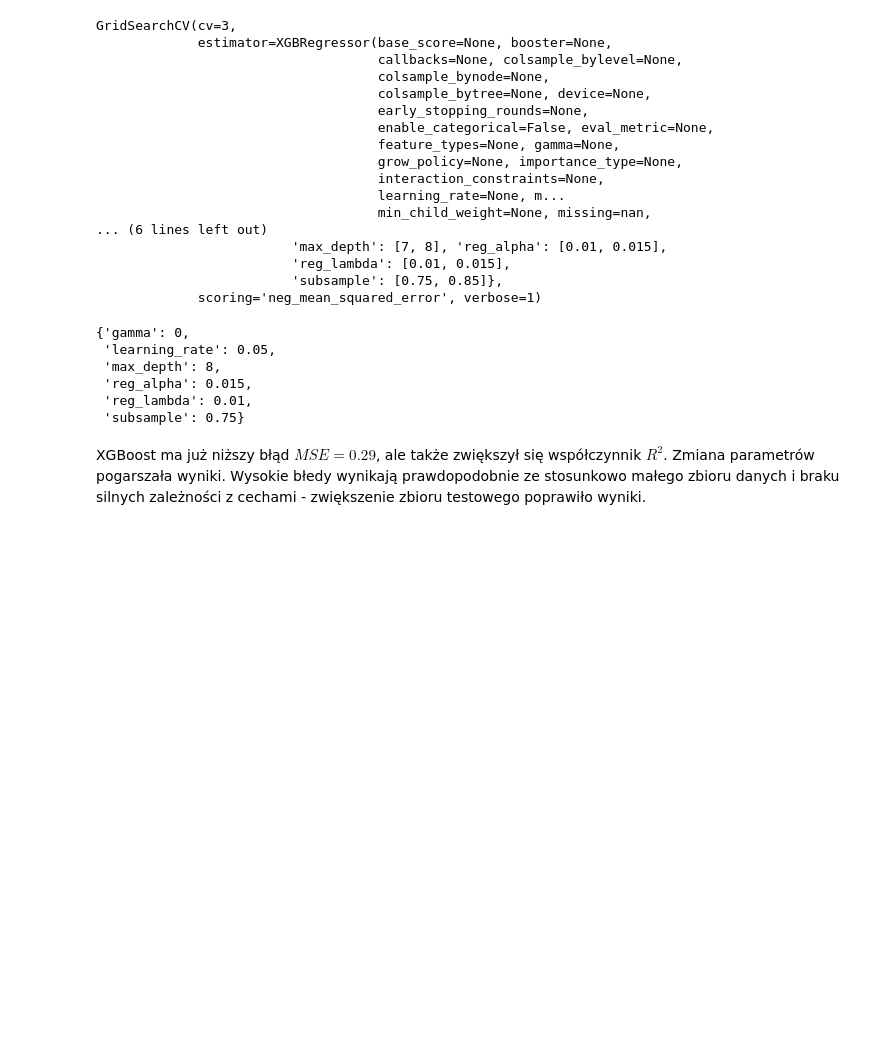
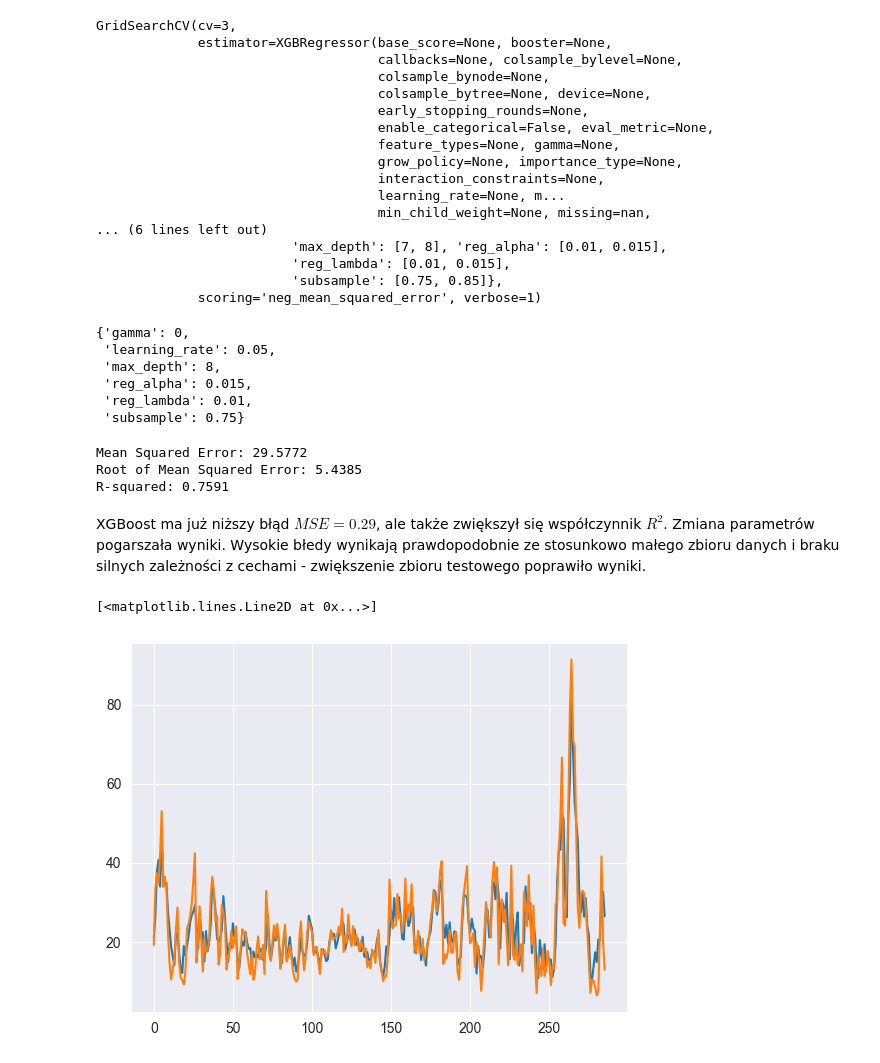
Before and after one commit to klklaudia/AI, a Jupyter notebook: PredykcjaSmogu/predictions.ipynb, the cells around one changed output. Cells and saved outputs as stored; diff of their text form; code cells hidden in the pictures; blank space fills up the shorter version.

```diff
--- a/PredykcjaSmogu/predictions.ipynb
+++ b/PredykcjaSmogu/predictions.ipynb
@@ -9,6 +21,3 @@ df = pd.read_csv('test.csv')
 # %%
-X = df.iloc[:, 2:]
+X = df.iloc[:, 1:]
 y = df['MpKrakZloRog']
-
-# one year
-X_train, X_test, y_train, y_test = train_test_split(X, y, test_size=0.1, shuffle=False, random_state=44)
@@ -136,12 +266,23 @@ grid_search.best_params_
  'reg_lambda': 0.01,
  'subsample': 0.75}
 # %%
-y_pred = grid_search.best_estimator_(X_test)
+#y_pred = grid_search.best_estimator_(X_test)
 mse = mean_squared_error(y_test, y_pred)
 print(f'Mean Squared Error: {mse:.4f}')
+print(f'Root of Mean Squared Error: {np.sqrt(mse):.4f}')
 r2 = r2_score(y_test, y_pred)
 print(f'R-squared: {r2:.4f}')
+# %% [output]
+Mean Squared Error: 29.5772
+Root of Mean Squared Error: 5.4385
+R-squared: 0.7591
 # %% [markdown]
 XGBoost ma już niższy błąd $MSE = 0.29$, ale także zwiększył się współczynnik $R^2$.
 Zmiana parametrów pogarszała wyniki.
 Wysokie błedy wynikają prawdopodobnie ze stosunkowo małego zbioru danych i braku silnych zależności z cechami - zwiększenie zbioru testowego poprawiło wyniki.
+# %%
+plt.plot(range(len(y_pred)), y_pred)
+plt.plot(range(len(y_pred)), y_test)
+# %% [output]
+[<matplotlib.lines.Line2D at 0x...>]
+[figure, added]
```
Also changed, not shown: parts of 21 cells of this notebook, 2 other files.
